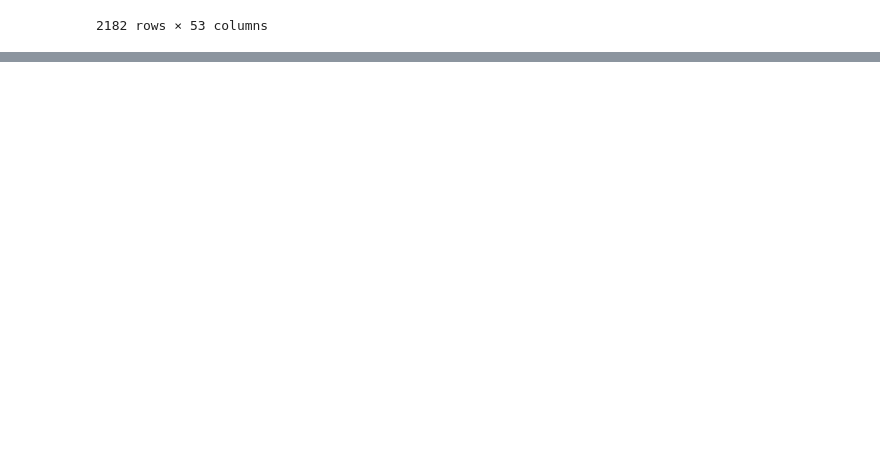
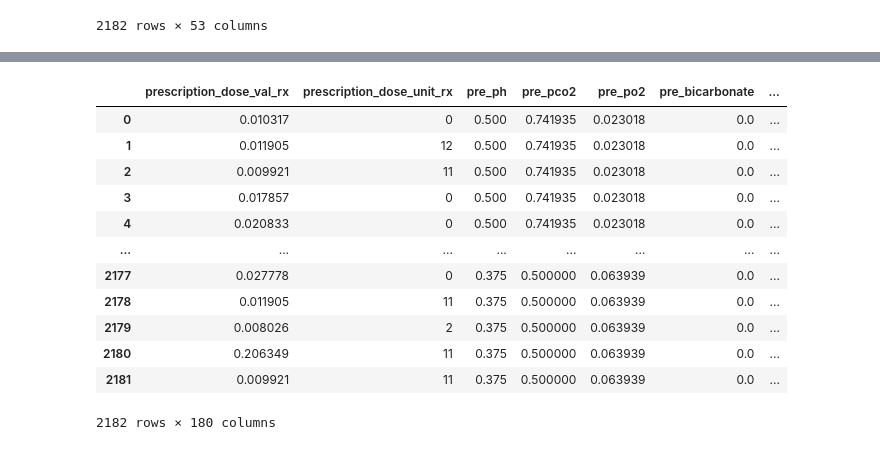
Before and after one commit to vaipos/Blue-Blood-ACM-Research, a Jupyter notebook: dev.ipynb, the cells around one changed output, grey strips where cells are left out. Drawn from its saved outputs; the diff is of its cells as text; code cells hidden in the pictures; blank space fills up the shorter version.

Commit message:
vector embedding split into columns

```diff
--- a/dev.ipynb
+++ b/dev.ipynb
@@ -431,3 +431,17 @@ df
 | 2180 | [0.44693142, 0.00798898, -0.14514... | 0.206349 | 11 | 0.375 | 0.500000 | 0.063939 | ... |
 | 2181 | [0.47063726, 0.19387965, -0.56185... | 0.009921 | 11 | 0.375 | 0.500000 | 0.063939 | ... |
 2182 rows × 53 columns
+# %%
+# Split the 'prescription_rx_embeddings' column into separate columns based on array elements
+expanded_columns = pd.DataFrame(df['prescription_rx_embeddings'].tolist(), index=df.index)
+
+# Optionally, rename the columns to something meaningful
+expanded_columns.columns = [f'P{i}' for i in range(expanded_columns.shape[1])]
+
+# Concatenate the expanded columns back to the original DataFrame, if needed
+df = pd.concat([df, expanded_columns], axis=1)
+
+# Drop the original 'prescription_rx_embeddings' column
+df.drop(columns=['prescription_rx_embeddings'], inplace=True)
+
+df
@@ -433,0 +462,16 @@ df
+# %%
+df
+# %% [output]
+|  | prescription_dose_val_rx | prescription_dose_unit_rx | pre_ph | pre_pco2 | pre_po2 | pre_bicarbonate | ... |
+| 0 | 0.010317 | 0 | 0.500 | 0.741935 | 0.023018 | 0.0 | ... |
+| 1 | 0.011905 | 12 | 0.500 | 0.741935 | 0.023018 | 0.0 | ... |
+| 2 | 0.009921 | 11 | 0.500 | 0.741935 | 0.023018 | 0.0 | ... |
+| 3 | 0.017857 | 0 | 0.500 | 0.741935 | 0.023018 | 0.0 | ... |
+| 4 | 0.020833 | 0 | 0.500 | 0.741935 | 0.023018 | 0.0 | ... |
+| ... | ... | ... | ... | ... | ... | ... | ... |
+| 2177 | 0.027778 | 0 | 0.375 | 0.500000 | 0.063939 | 0.0 | ... |
+| 2178 | 0.011905 | 11 | 0.375 | 0.500000 | 0.063939 | 0.0 | ... |
+| 2179 | 0.008026 | 2 | 0.375 | 0.500000 | 0.063939 | 0.0 | ... |
+| 2180 | 0.206349 | 11 | 0.375 | 0.500000 | 0.063939 | 0.0 | ... |
+| 2181 | 0.009921 | 11 | 0.375 | 0.500000 | 0.063939 | 0.0 | ... |
+2182 rows × 180 columns
```
Also changed, not shown: parts of 3 cells of this notebook, 1 other file.
